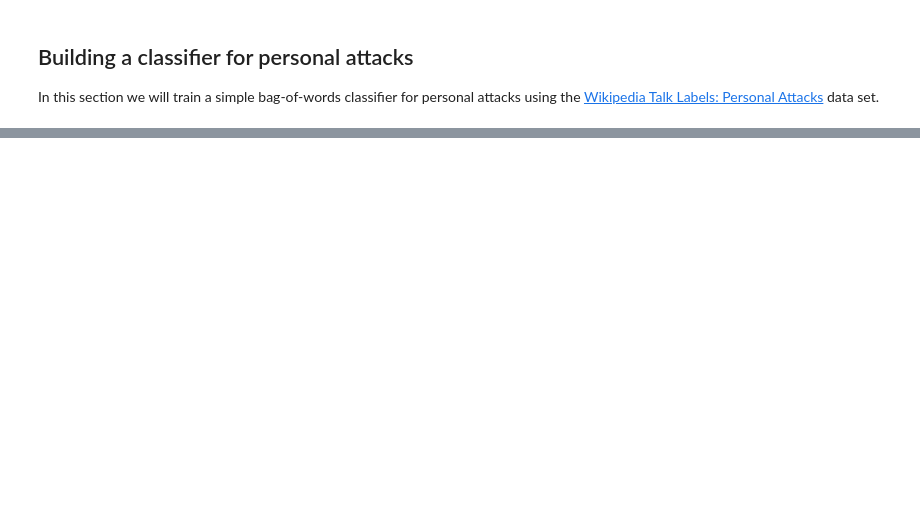
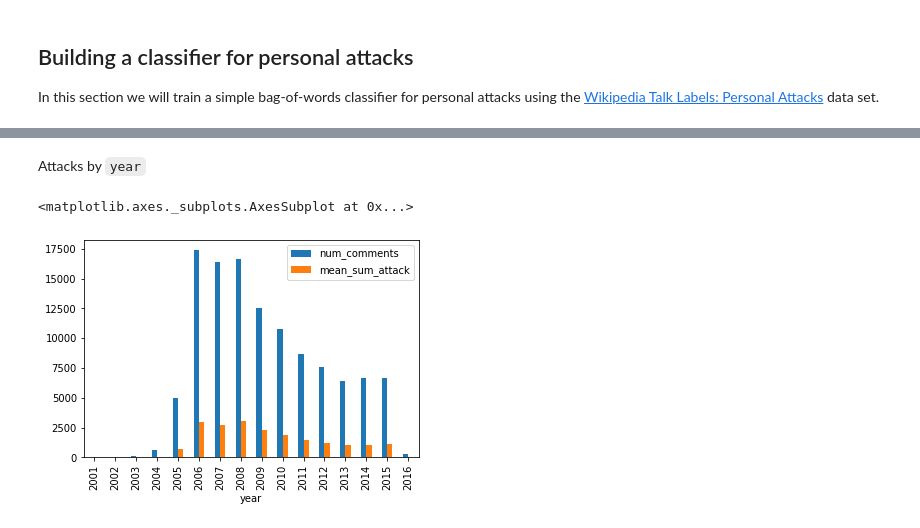
Before and after one commit to eldss-classwork/wiki-comment-classifier, a Jupyter notebook: WikipediaTalkDataGettingStarted.ipynb, the cells around one changed output, grey strips where cells are left out. Saved outputs shown, nothing was run; the diff lists cells and outputs as text; code cells hidden in the pictures; blank space fills up the shorter version.

Commit message:
Finish initial exploration of data

```diff
--- a/WikipediaTalkDataGettingStarted.ipynb
+++ b/WikipediaTalkDataGettingStarted.ipynb
@@ -43,0 +99,6 @@ len(annotations['rev_id'].unique())
+# %%
+# Get mean of attack column and join
+attack_means = annotations.groupby('rev_id')[['attack']].mean()
+# Join on comments
+joined = attack_means.join(comments, on='rev_id')
+joined.head()
@@ -43,0 +132,15 @@ len(annotations['rev_id'].unique())
+# %% [markdown]
+Attacks by `year`
+# %%
+# Number of comments rated by year
+comments_per_year = joined.groupby('year')['comment'].count()
+# Sum of mean attack ratings on a comment by year
+attack_per_year = joined.groupby('year')['attack'].sum()
+# Combine above series to a dataframe and rename columns
+year = pd.concat([comments_per_year, attack_per_year], axis=1)
+year = year.rename(columns={'comment': 'num_comments', 'attack': 'mean_sum_attack'})
+# Plot the data
+year.plot(kind='bar')
+# %% [output]
+<matplotlib.axes._subplots.AxesSubplot at 0x...>
+[figure, added]
```
Also changed, not shown: parts of 42 cells of this notebook.
